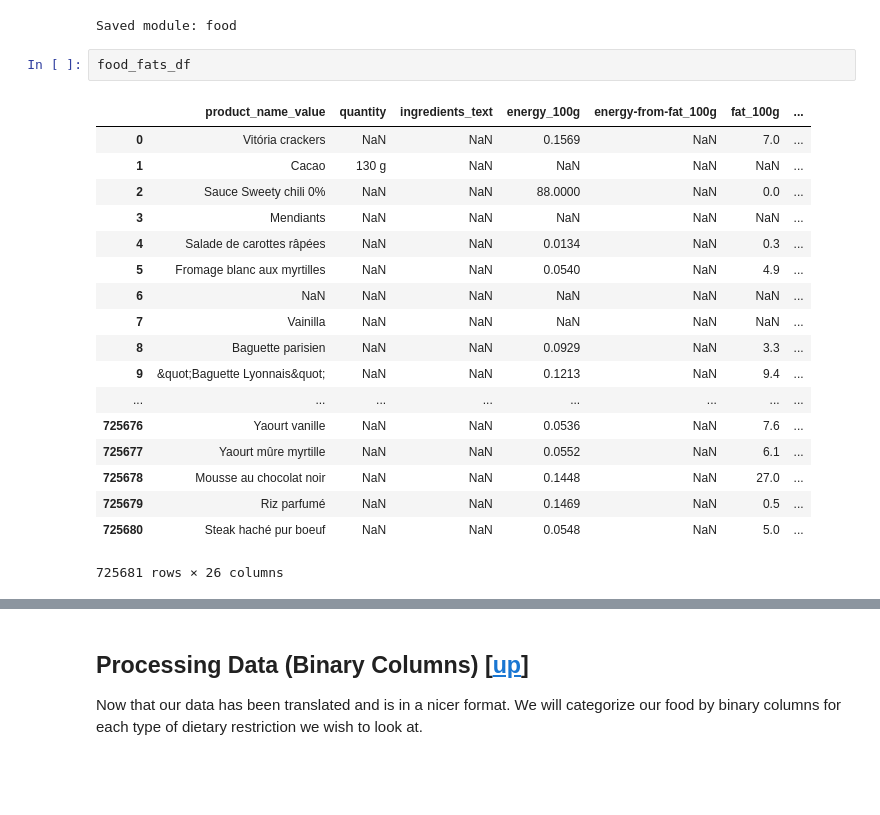
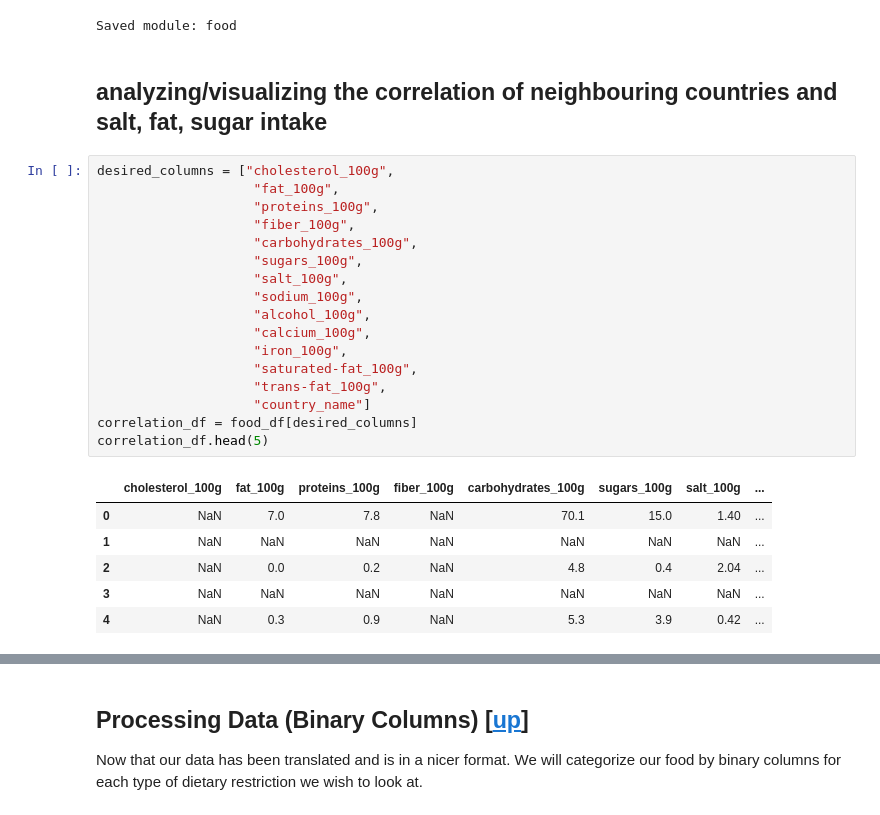
Before and after one commit to celine-y/open_food_facts, a Jupyter notebook: project.ipynb, the cells around one changed output, grey strips where cells are left out. Saved outputs shown, nothing was run; the diff lists cells and outputs as text; blank space fills up the shorter version.

```diff
--- a/project.ipynb
+++ b/project.ipynb
@@ -1835,24 +1835,29 @@ plot_boxplot(food_fats_df,'energy_100g')
 saveFinalDF(food_fats_df)
 # %% [output]
 Saved module: food
-# %%
-food_fats_df
-# %% [output]
-|  | product_name_value | quantity | ingredients_text | energy_100g | energy-from-fat_100g | fat_100g | ... |
-| 0 | Vitória crackers | NaN | NaN | 0.1569 | NaN | 7.0 | ... |
-| 1 | Cacao | 130 g | NaN | NaN | NaN | NaN | ... |
-| 2 | Sauce Sweety chili 0% | NaN | NaN | 88.0000 | NaN | 0.0 | ... |
-| 3 | Mendiants | NaN | NaN | NaN | NaN | NaN | ... |
-| 4 | Salade de carottes râpées | NaN | NaN | 0.0134 | NaN | 0.3 | ... |
-| 5 | Fromage blanc aux myrtilles | NaN | NaN | 0.0540 | NaN | 4.9 | ... |
-| 6 | NaN | NaN | NaN | NaN | NaN | NaN | ... |
-| 7 | Vainilla | NaN | NaN | NaN | NaN | NaN | ... |
-| 8 | Baguette parisien | NaN | NaN | 0.0929 | NaN | 3.3 | ... |
-| 9 | &quot;Baguette Lyonnais&quot; | NaN | NaN | 0.1213 | NaN | 9.4 | ... |
-| ... | ... | ... | ... | ... | ... | ... | ... |
-| 725676 | Yaourt vanille | NaN | NaN | 0.0536 | NaN | 7.6 | ... |
-| 725677 | Yaourt mûre myrtille | NaN | NaN | 0.0552 | NaN | 6.1 | ... |
-| 725678 | Mousse au chocolat noir | NaN | NaN | 0.1448 | NaN | 27.0 | ... |
-| 725679 | Riz parfumé | NaN | NaN | 0.1469 | NaN | 0.5 | ... |
-| 725680 | Steak haché pur boeuf | NaN | NaN | 0.0548 | NaN | 5.0 | ... |
-725681 rows × 26 columns
+# %% [markdown]
+## analyzing/visualizing the correlation of neighbouring countries and salt, fat, sugar intake
+# %%
+desired_columns = ["cholesterol_100g",
+                    "fat_100g",
+                    "proteins_100g",
+                    "fiber_100g",
+                    "carbohydrates_100g",
+                    "sugars_100g",
+                    "salt_100g",
+                    "sodium_100g",
+                    "alcohol_100g",
+                    "calcium_100g",
+                    "iron_100g",
+                    "saturated-fat_100g",
+                    "trans-fat_100g",
+                    "country_name"]
+correlation_df = food_df[desired_columns]
+correlation_df.head(5)
+# %% [output]
+|  | cholesterol_100g | fat_100g | proteins_100g | fiber_100g | carbohydrates_100g | sugars_100g | salt_100g | ... |
+| 0 | NaN | 7.0 | 7.8 | NaN | 70.1 | 15.0 | 1.40 | ... |
+| 1 | NaN | NaN | NaN | NaN | NaN | NaN | NaN | ... |
+| 2 | NaN | 0.0 | 0.2 | NaN | 4.8 | 0.4 | 2.04 | ... |
+| 3 | NaN | NaN | NaN | NaN | NaN | NaN | NaN | ... |
+| 4 | NaN | 0.3 | 0.9 | NaN | 5.3 | 3.9 | 0.42 | ... |
```
Also changed, not shown: parts of 3 cells of this notebook.
